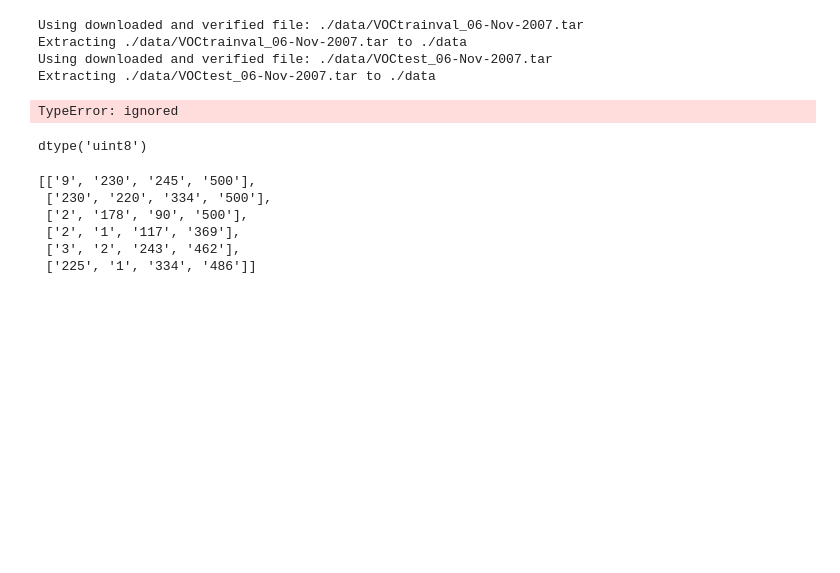
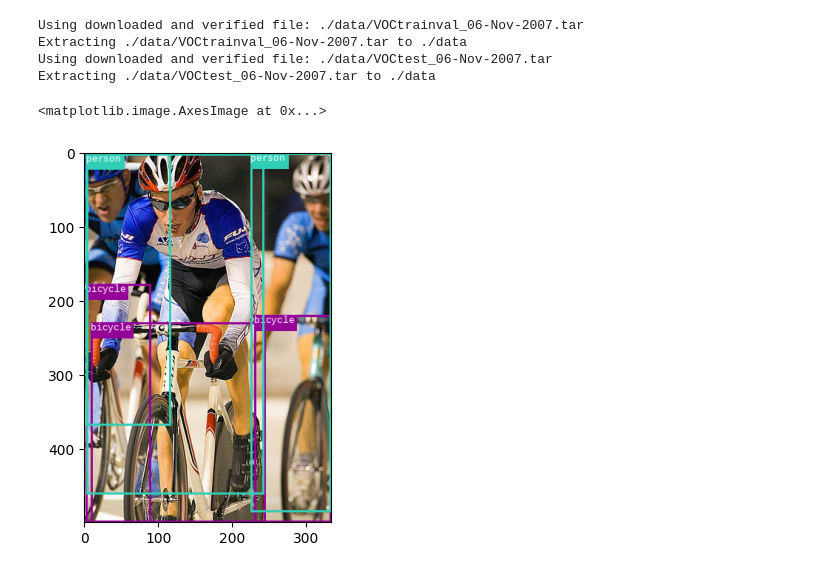
Before and after one commit to jjjuuuun/YOLO-PyTorch, a Jupyter notebook: YOLO.ipynb, the cells around one changed output. Saved outputs shown, nothing was run; the diff lists cells and outputs as text; code cells hidden in the pictures; blank space fills up the shorter version.

```diff
--- a/YOLO.ipynb
+++ b/YOLO.ipynb
@@ -47,7 +47,7 @@ class MyCustomDatasets(VOCDetection):
         labels = []
 
         for obj in target['annotation']['object']:
-            coordinates.append([val for key, val in obj['bndbox'].items()])
+            coordinates.append([int(val) for key, val in obj['bndbox'].items()])
             labels.append(classes.index(obj['name']))
 
         if self.transforms:
@@ -65,30 +65,23 @@ Extracting ./data/VOCtest_06-Nov-2007.tar to ./data
 # %%
 img, coordinates, labels = train_ds[2]
 colors = np.random.randint(0, 255, size=(80,3), dtype=np.uint8)
 
 img = to_pil_image(img)
 draw = ImageDraw.Draw(img)
-coordinates = np.array(coordinates)
 for bbox, label in zip(coordinates, labels):
-    color = [int(c) for c in colors[label]]
+    color = colors[label]
     name = classes[label]
+    font_dir = "/usr/share/fonts/truetype/liberation/LiberationMono-Regular.ttf"
+    font = ImageFont.truetype(font_dir, 13)
+    draw.rectangle(((bbox[0], bbox[1]), (bbox[2],bbox[3])), outline=tuple(color), width = 3)
 
-    draw.rectangle((bbox[0], bbox[1], bbox[2],bbox[3]), outline=(255,0,255), width=3)
-    draw.text((bbox[0],bbox[1]), name, fill=(255,255,255,0))
+    space_name = name
+    w, h = draw.textsize(space_name)
+    w, h = w+15, h+10
+    draw.rectangle(((bbox[0], bbox[1]), (bbox[0]+w, bbox[1]+h)), fill = tuple(color + [0]))
+    draw.text((bbox[0],bbox[1]), space_name, fill=(255,255,255,0), font=font, align='center')
+
 plt.imshow(np.array(img))
 # %% [output]
-TypeError: ignored
+<matplotlib.image.AxesImage at 0x...>
+[figure, added]
-# %%
-colors = np.random.randint(0, 255, size=(80,3), dtype=np.uint8)
-colors[2].dtype
-# %% [output]
-dtype('uint8')
-# %%
-coordinates
-# %% [output]
-[['9', '230', '245', '500'],
- ['230', '220', '334', '500'],
- ['2', '178', '90', '500'],
- ['2', '1', '117', '369'],
- ['3', '2', '243', '462'],
- ['225', '1', '334', '486']]
```
